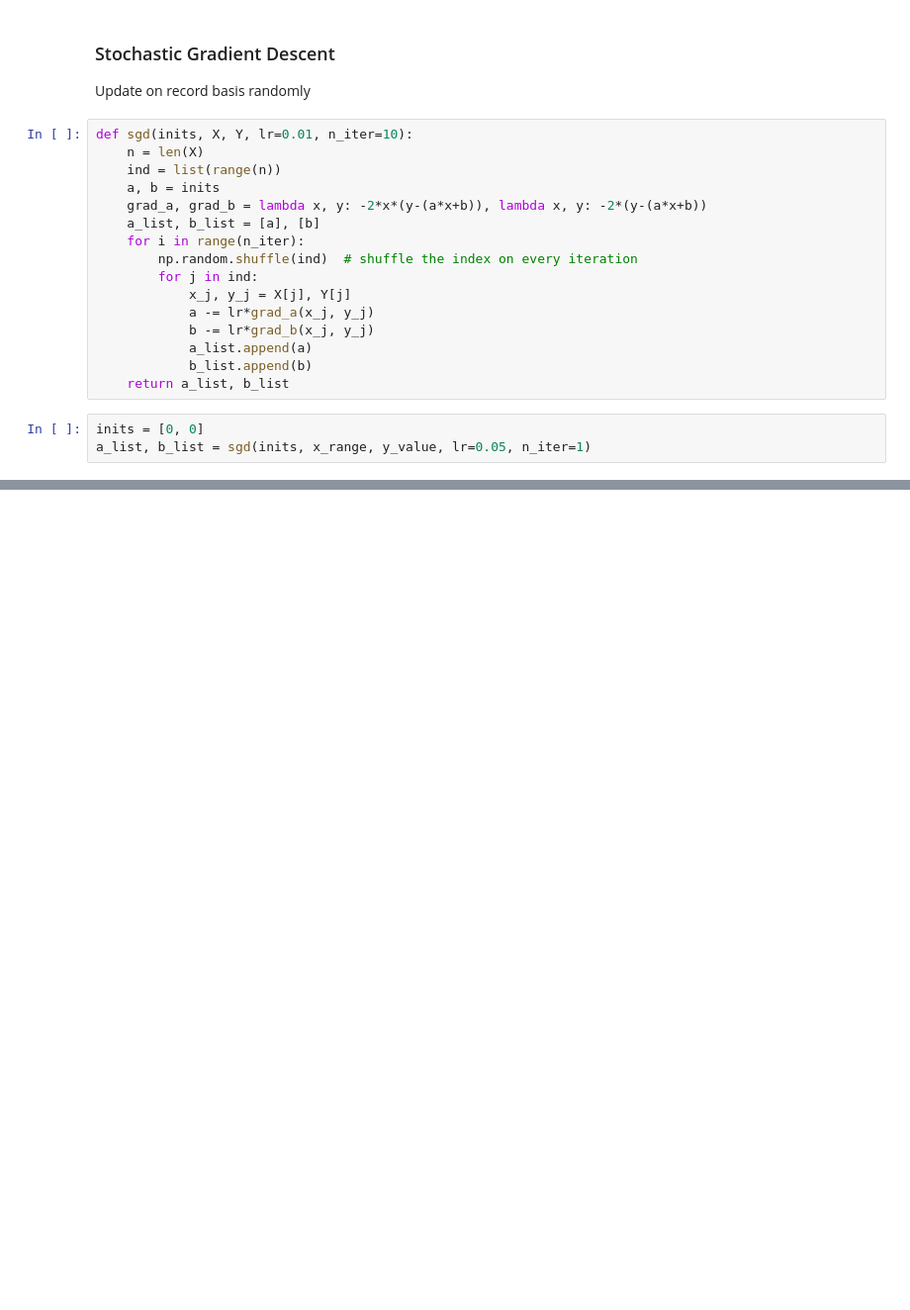
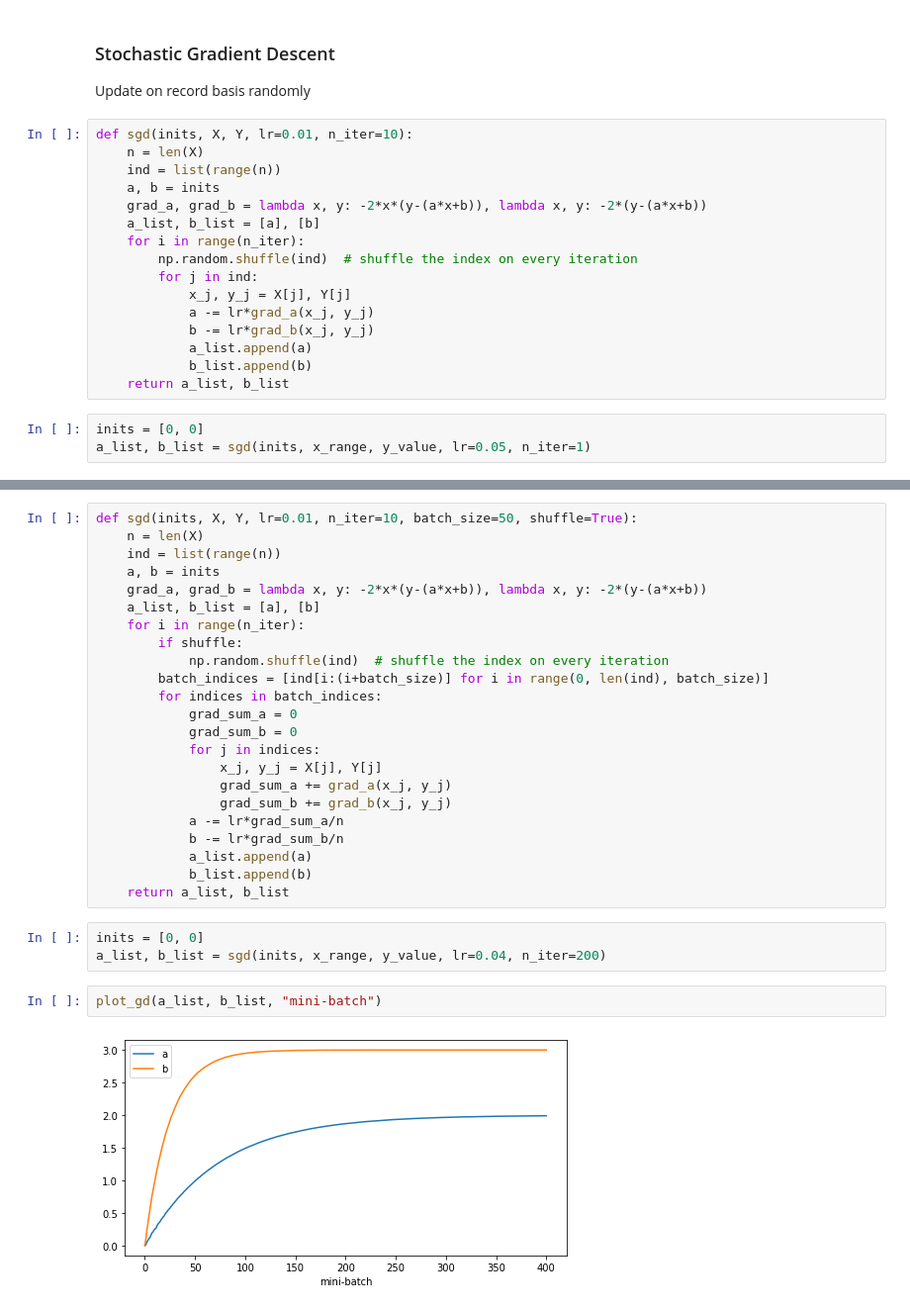
Before and after one commit to MJeremy2017/machine-learning-models, a Jupyter notebook: Optimisation/gradient-descent.ipynb, the cells around one changed output, grey strips where cells are left out. Shown at 99% size. Saved outputs shown, nothing was run; the diff lists cells and outputs as text; blank space fills up the shorter version.

```diff
--- a/Optimisation/gradient-descent.ipynb
+++ b/Optimisation/gradient-descent.ipynb
@@ -147,0 +151,30 @@ plot_gd(a_list, b_list)
+# %%
+def sgd(inits, X, Y, lr=0.01, n_iter=10, batch_size=50, shuffle=True):
+    n = len(X)
+    ind = list(range(n))
+    a, b = inits
+    grad_a, grad_b = lambda x, y: -2*x*(y-(a*x+b)), lambda x, y: -2*(y-(a*x+b))
+    a_list, b_list = [a], [b]
+    for i in range(n_iter):
+        if shuffle:
+            np.random.shuffle(ind)  # shuffle the index on every iteration
+        batch_indices = [ind[i:(i+batch_size)] for i in range(0, len(ind), batch_size)]
+        for indices in batch_indices:
+            grad_sum_a = 0
+            grad_sum_b = 0
+            for j in indices:
+                x_j, y_j = X[j], Y[j]
+                grad_sum_a += grad_a(x_j, y_j)
+                grad_sum_b += grad_b(x_j, y_j)
+            a -= lr*grad_sum_a/n
+            b -= lr*grad_sum_b/n
+            a_list.append(a)
+            b_list.append(b)
+    return a_list, b_list
+# %%
+inits = [0, 0]
+a_list, b_list = sgd(inits, x_range, y_value, lr=0.04, n_iter=200)
+# %%
+plot_gd(a_list, b_list, "mini-batch")
+# %% [output]
+[figure, added]
```
Also changed, not shown: parts of 5 cells of this notebook.
